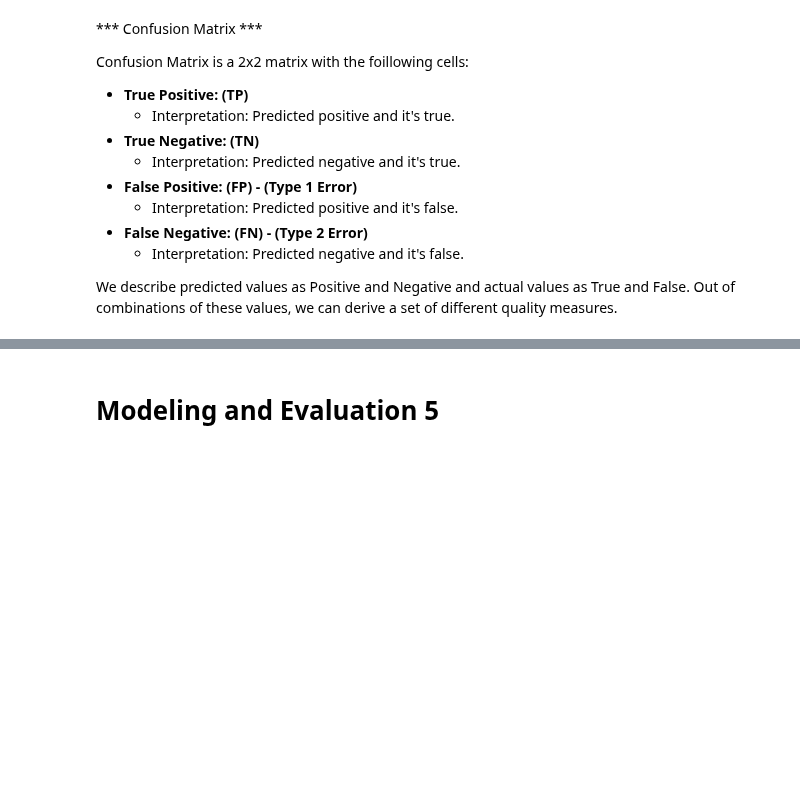
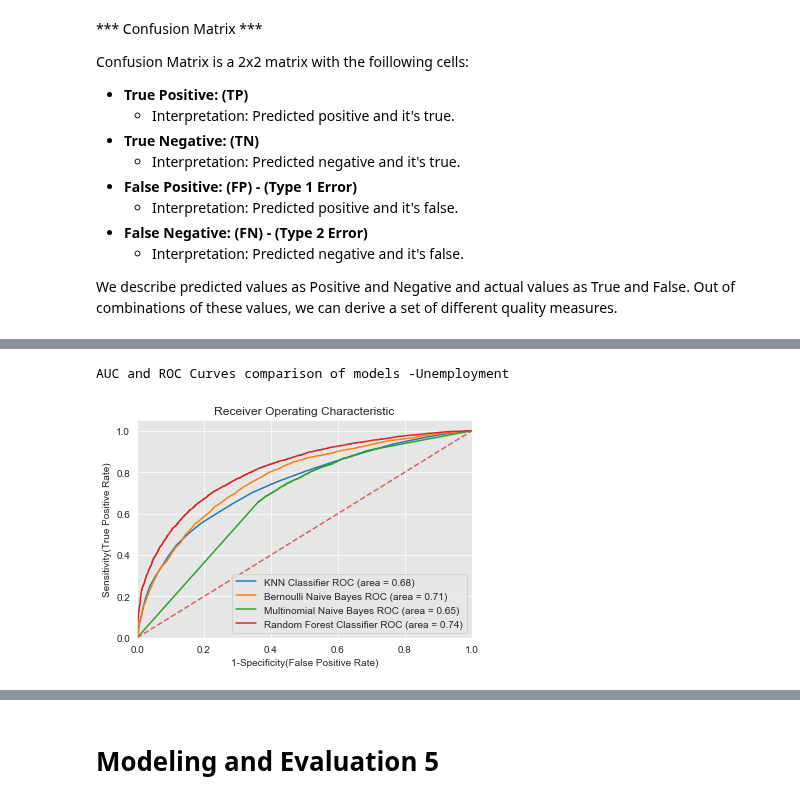
Before and after one commit to kmrollins/MSDS7331-Labs, a Jupyter notebook: MSDS7331_Team3_Lab2.ipynb, the cells around one changed output, grey strips where cells are left out. Drawn from its saved outputs; the diff is of its cells as text; code cells hidden in the pictures; blank space fills up the shorter version.

```diff
--- a/MSDS7331_Team3_Lab2.ipynb
+++ b/MSDS7331_Team3_Lab2.ipynb
@@ -874,0 +682,50 @@ AUC and ROC for Random Forest Model - Child Poverty:
+# %%
+print ("AUC and ROC Curves comparison of models -Unemployment")
+from sklearn import metrics
+import matplotlib.pyplot as plt
+
+plt.figure()
+
+# Add the models to the list that you want to view on the ROC plot
+models = [
+{
+    'label': 'KNN Classifier',
+    'model': KNeighborsClassifier(n_neighbors=K, weights='uniform', metric='euclidean'),
+},
+{
+    'label': 'Bernoulli Naive Bayes',
+    'model': BernoulliNB(alpha=0.001, binarize=10),
+},
+{
+    'label': 'Multinomial Naive Bayes',
+    'model': MultinomialNB(alpha=0.001),
+},
+{
+    'label': 'Random Forest Classifier',
+    'model': RandomForestClassifier(max_depth=5, n_estimators=10),
+},
+]
+
+# Below for loop iterates through your models list
+for m in models:
+    model = m['model'] # select the model
+    model.fit(X_trainU, y_trainU) # train the model
+    y_pred=model.predict(X_testU) # predict the test data
+# Compute False postive rate, and True positive rate
+    fpr, tpr, thresholds = metrics.roc_curve(y_testU, model.predict_proba(X_testU)[:,1])
+# Calculate Area under the curve to display on the plot
+    auc = metrics.roc_auc_score(y_testU,model.predict(X_testU))
+# Now, plot the computed values
+    plt.plot(fpr, tpr, label='%s ROC (area = %0.2f)' % (m['label'], auc))
+# Custom settings for the plot
+plt.plot([0, 1], [0, 1],'r--')
+plt.xlim([0.0, 1.0])
+plt.ylim([0.0, 1.05])
+plt.xlabel('1-Specificity(False Positive Rate)')
+plt.ylabel('Sensitivity(True Positive Rate)')
+plt.title('Receiver Operating Characteristic')
+plt.legend(loc="lower right")
+plt.show()   # Display
+# %% [output]
+AUC and ROC Curves comparison of models -Unemployment
+[figure, added]
```
Also changed, not shown: parts of 23 cells of this notebook.
